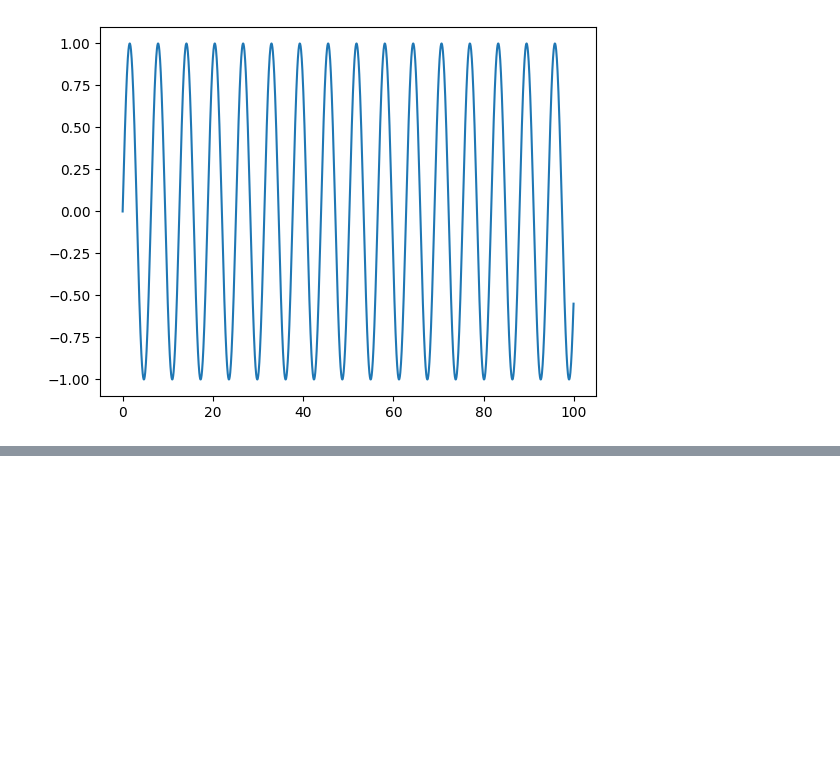
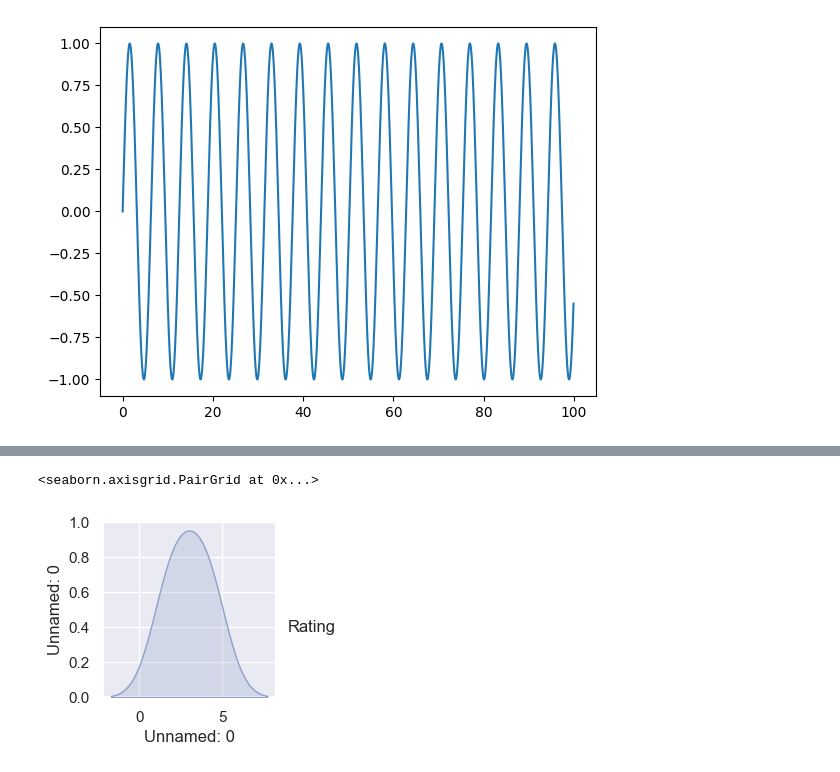
Before and after one commit to mohammadjarsith/data-analytics-in-python, a Jupyter notebook: dash board.ipynb, the cells around one changed output, grey strips where cells are left out. Drawn from its saved outputs; the diff is of its cells as text; code cells hidden in the pictures; blank space fills up the shorter version.

```diff
--- a/dash board.ipynb
+++ b/dash board.ipynb
@@ -234,0 +230,5 @@ ValueError: 'Title' is not a valid palette name
+# %%
+s.pairplot(g,hue='Rating',palette='Set2')
+# %% [output]
+<seaborn.axisgrid.PairGrid at 0x...>
+[figure, added]
```
Also changed, not shown: parts of 31 cells of this notebook.
